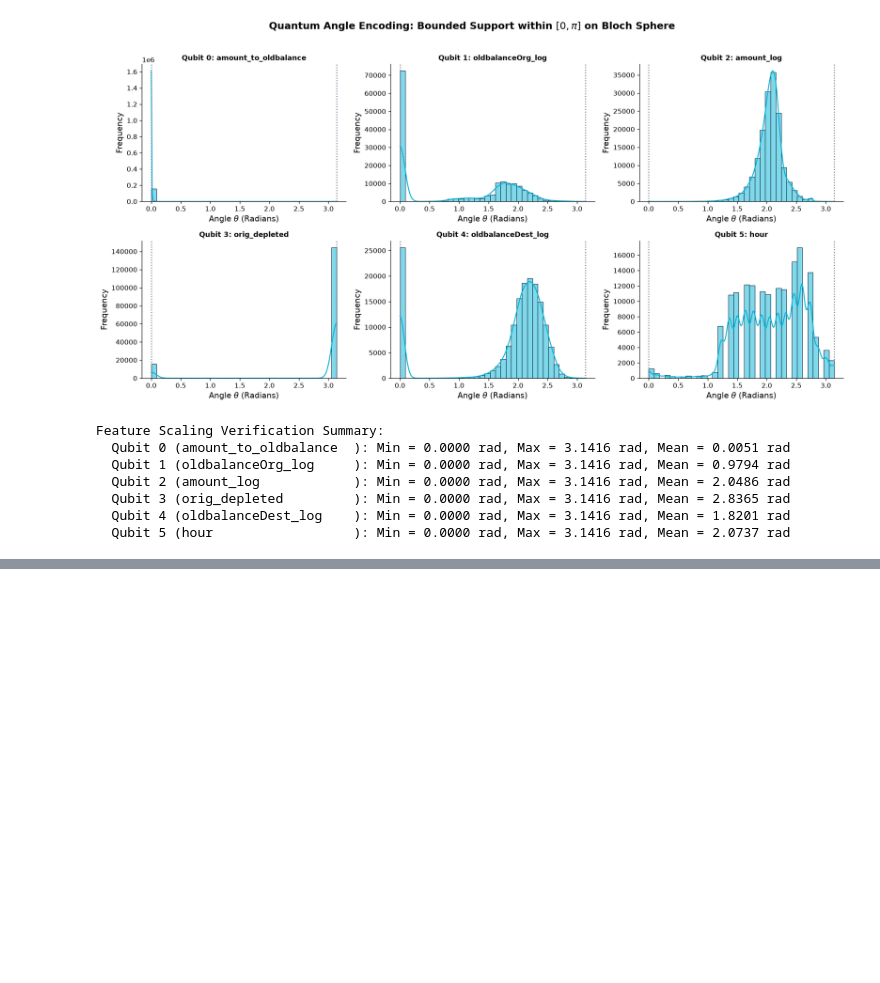
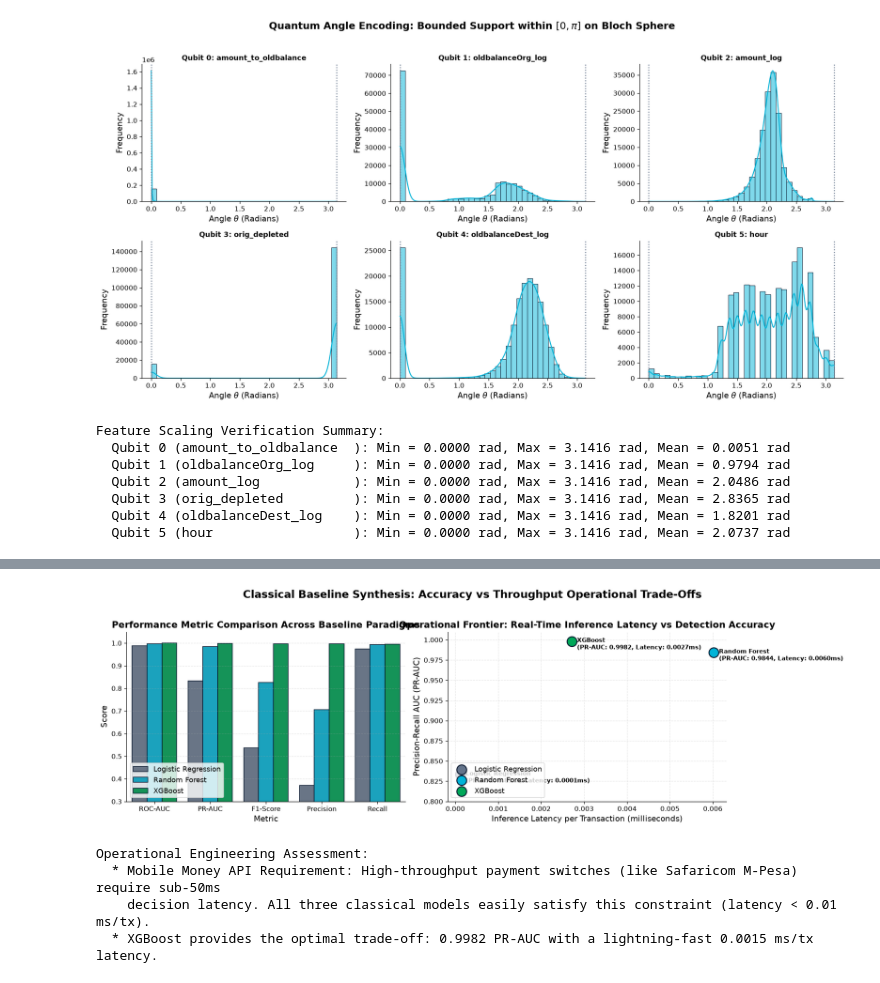
Before and after one commit to Q-solve/QS-FinTech-T3, a Jupyter notebook: model/QSVM_FinTech_Team3.ipynb, the cells around one changed output, grey strips where cells are left out. Drawn from its saved outputs; the diff is of its cells as text; code cells hidden in the pictures; blank space fills up the shorter version.

```diff
--- a/model/QSVM_FinTech_Team3.ipynb
+++ b/model/QSVM_FinTech_Team3.ipynb
@@ -1083,0 +1319,68 @@ The classical data and ML pipeline is complete and verified. Downstream tasks ca
+# %%
+# ==============================================================================
+# 5.4 Metric Bar Comparison & Real-Time Latency Frontier
+# ==============================================================================
+fig, axes = plt.subplots(1, 2, figsize=(16, 5), dpi=120)
+
+# Left Panel: Clustered Metric Bar Chart
+metric_cols = ['ROC-AUC', 'PR-AUC', 'F1-Score', 'Precision', 'Recall']
+melted_metrics = benchmark_df.melt(id_vars='Model', value_vars=metric_cols, var_name='Metric', value_name='Score')
+
+sns.barplot(
+    data=melted_metrics,
+    x='Metric',
+    y='Score',
+    hue='Model',
+    palette=[PALETTE["gray"], PALETTE["teal"], PALETTE["mpesa_green"]],
+    ax=axes[0],
+    edgecolor=PALETTE["navy"]
+)
+axes[0].set_ylim(0.3, 1.05)
+axes[0].set_title("Performance Metric Comparison Across Baseline Paradigms", fontweight='bold')
+axes[0].set_ylabel("Score")
+axes[0].legend(loc='lower left', frameon=True)
+axes[0].grid(True, axis='y', alpha=0.3)
+
+# Right Panel: Latency vs PR-AUC Operational Frontier
+for i, r in benchmark_df.iterrows():
+    m_name = r['Model']
+    axes[1].scatter(
+        r['Latency (ms/tx)'],
+        r['PR-AUC'],
+        s=220,
+        color=model_colors[m_name],
+        edgecolors=PALETTE["navy"],
+        linewidth=1.5,
+        label=m_name,
+        zorder=5
+    )
+    axes[1].annotate(
+        f"{m_name}\n(PR-AUC: {r['PR-AUC']:.4f}, Latency: {r['Latency (ms/tx)']:.4f}ms)",
+        xy=(r['Latency (ms/tx)'], r['PR-AUC']),
+        xytext=(8, -12),
+        textcoords='offset points',
+        fontweight='bold',
+        fontsize=9
+    )
+
+axes[1].set_title("Operational Frontier: Real-Time Inference Latency vs Detection Accuracy", fontweight='bold')
+axes[1].set_xlabel("Inference Latency per Transaction (milliseconds)")
+axes[1].set_ylabel("Precision-Recall AUC (PR-AUC)")
+axes[1].set_ylim(0.80, 1.01)
+axes[1].grid(True, alpha=0.3)
+axes[1].legend(loc='lower left')
+
+plt.suptitle("Classical Baseline Synthesis: Accuracy vs Throughput Operational Trade-Offs",
+             fontsize=16, fontweight='bold', y=1.02)
+plt.show()
+
+print("Operational Engineering Assessment:")
+print("  * Mobile Money API Requirement: High-throughput payment switches (like Safaricom M-Pesa) require sub-50ms")
+print("    decision latency. All three classical models easily satisfy this constraint (latency < 0.01 ms/tx).")
+print("  * XGBoost provides the optimal trade-off: 0.9982 PR-AUC with a lightning-fast 0.0015 ms/tx latency.")
+# %% [output]
+[figure, added]
+Operational Engineering Assessment:
+  * Mobile Money API Requirement: High-throughput payment switches (like Safaricom M-Pesa) require sub-50ms
+    decision latency. All three classical models easily satisfy this constraint (latency < 0.01 ms/tx).
+  * XGBoost provides the optimal trade-off: 0.9982 PR-AUC with a lightning-fast 0.0015 ms/tx latency.
```
Also changed, not shown: parts of 10 cells of this notebook.
